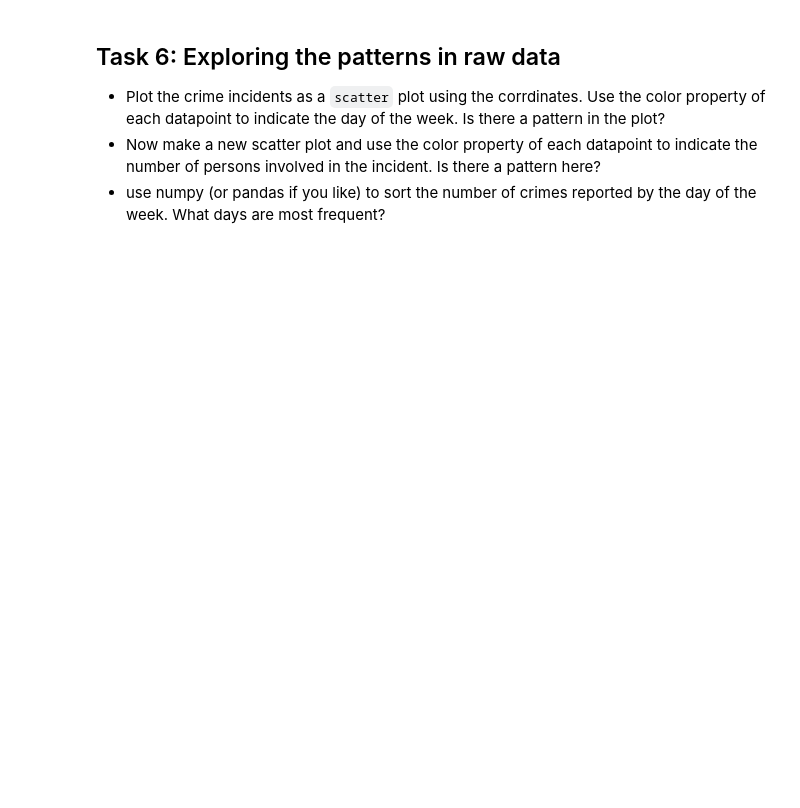
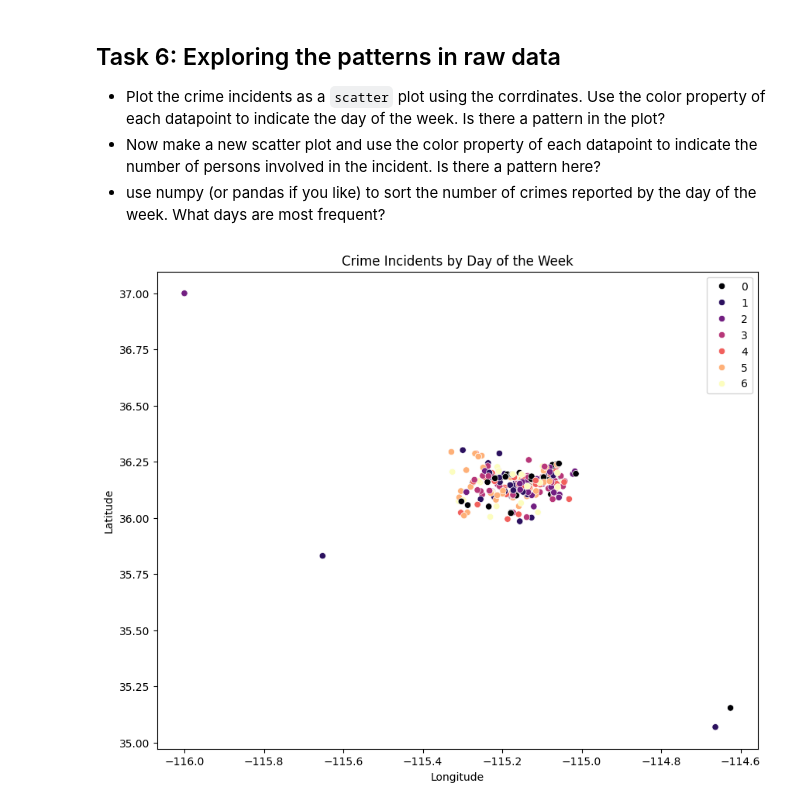
Before and after one commit to Nonoon971/Pattern_Recognition_NDOUDI, a Jupyter notebook: Assignements/HW2/Crime-Stats-Project.ipynb, the cells around one changed output. Drawn from its saved outputs; the diff is of its cells as text; code cells hidden in the pictures; blank space fills up the shorter version.

```diff
--- a/Assignements/HW2/Crime-Stats-Project.ipynb
+++ b/Assignements/HW2/Crime-Stats-Project.ipynb
@@ -188,3 +570,18 @@ In this task, you will try to predict the number of crime victims as a **class n
 * Plot the crime incidents as a `scatter` plot using the corrdinates. Use the color property of each datapoint to indicate the day of the week. Is there a pattern in the plot?
 * Now make a new scatter plot and use the color property of each datapoint to indicate the number of persons involved in the incident. Is there a pattern here?
 * use numpy (or pandas if you like) to sort the number of crimes reported by the day of the week. What days are most frequent?
+# %%
+# Define a color palette to represent the number of persons involved
+colors = sns.color_palette("magma", as_cmap=True)
+
+plt.figure(figsize=(10, 8))
+sns.scatterplot(data=df, x='X', y='Y', hue='DayOfWeek', palette=colors)
+
+
+plt.xlabel('Longitude')
+plt.ylabel('Latitude')
+plt.title('Crime Incidents by Day of the Week')
+plt.legend()
+plt.show()
+# %% [output]
+[figure, added]
```
Also changed, not shown: parts of 30 cells of this notebook.
